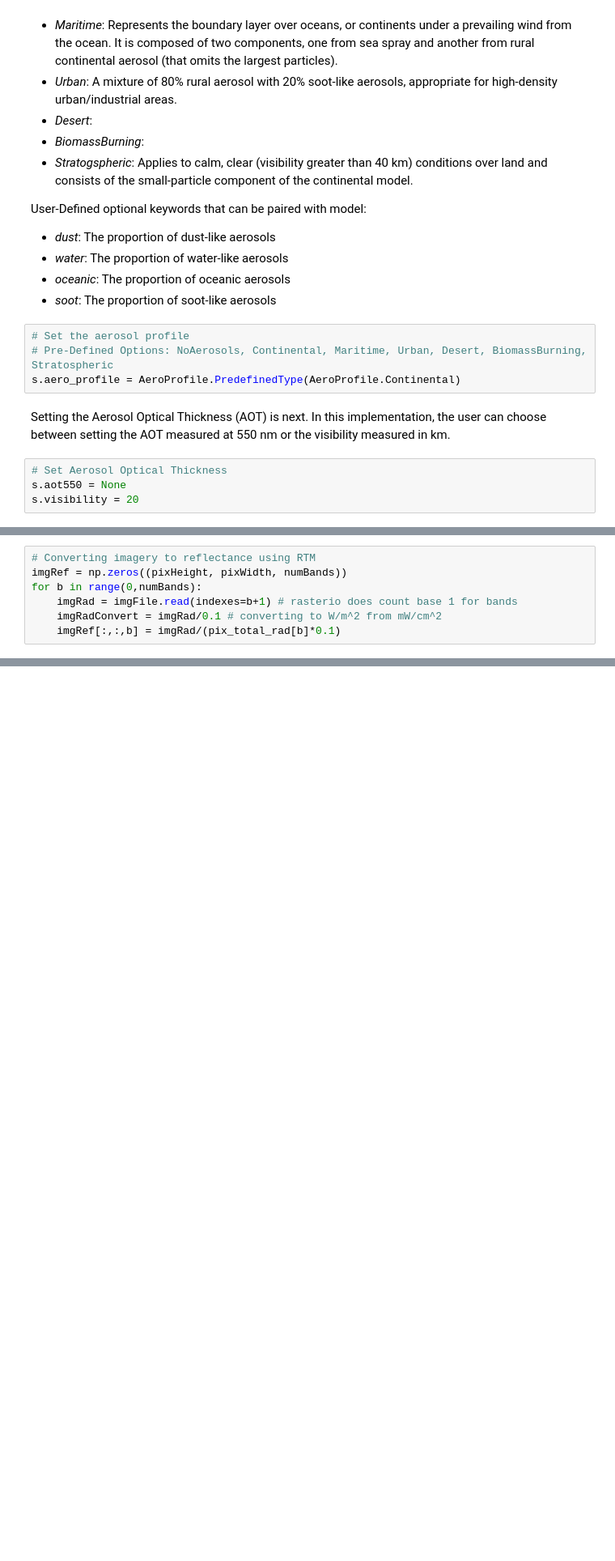
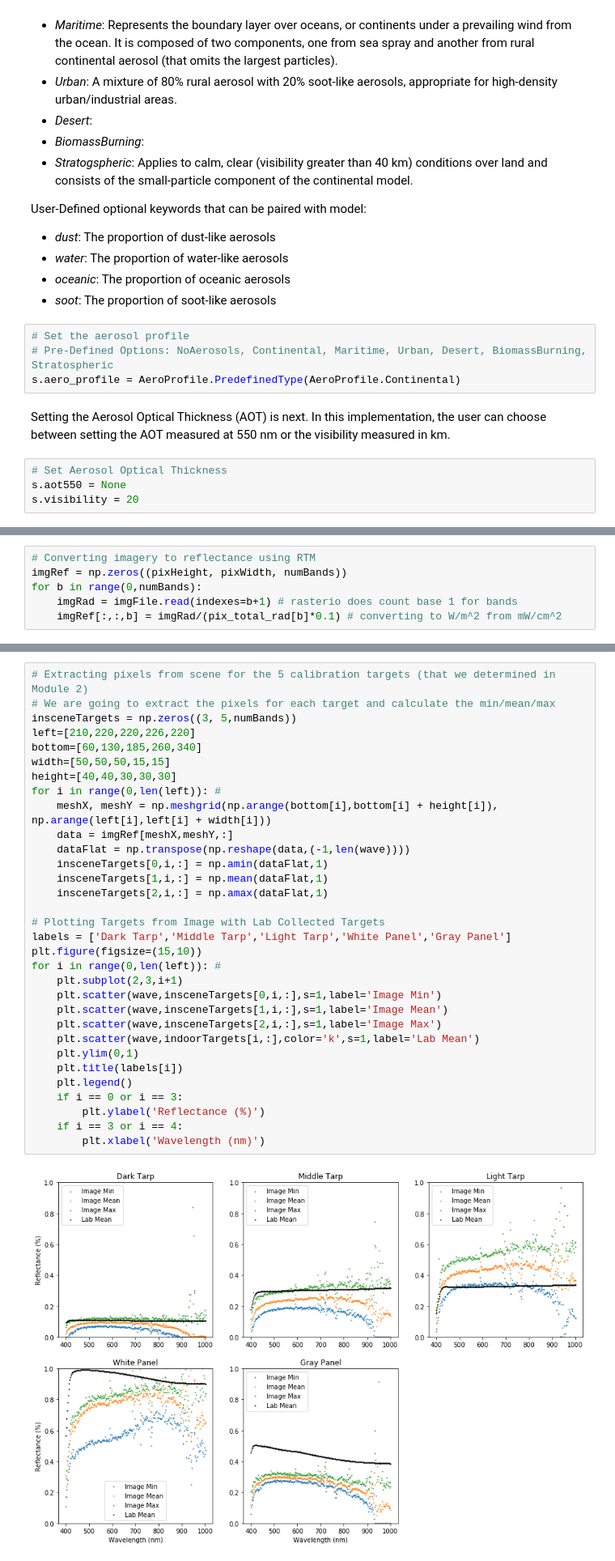
Before and after one commit to GatorSense/AtmosphericCorrectionIntroduction, a Jupyter notebook: 3. Radiative Transfer Models.ipynb, the cells around one changed output, grey strips where cells are left out. Shown: that part at 81% size. Cells and saved outputs as stored; diff of their text form; blank space fills up the shorter version.

Commit message:
Wrapping up module 3.

```diff
--- a/3. Radiative Transfer Models.ipynb
+++ b/3. Radiative Transfer Models.ipynb
@@ -254,8 +231,7 @@ Text(0.5, 1.0, 'apparent_radiance')
 imgRef = np.zeros((pixHeight, pixWidth, numBands))
 for b in range(0,numBands):
     imgRad = imgFile.read(indexes=b+1) # rasterio does count base 1 for bands
-    imgRadConvert = imgRad/0.1 # converting to W/m^2 from mW/cm^2
-    imgRef[:,:,b] = imgRad/(pix_total_rad[b]*0.1)
+    imgRef[:,:,b] = imgRad/(pix_total_rad[b]*0.1) # converting to W/m^2 from mW/cm^2
 # %%
 # Plot RGB of Reflectance Image and pull out some pixels
 x = [100,200,50]
@@ -323,0 +283,34 @@ print(pix_apparent_radiance)
+# %%
+# Extracting pixels from scene for the 5 calibration targets (that we determined in Module 2)
+# We are going to extract the pixels for each target and calculate the min/mean/max
+insceneTargets = np.zeros((3, 5,numBands))
+left=[210,220,220,226,220]
+bottom=[60,130,185,260,340]
+width=[50,50,50,15,15]
+height=[40,40,30,30,30]
+for i in range(0,len(left)): #
+    meshX, meshY = np.meshgrid(np.arange(bottom[i],bottom[i] + height[i]), np.arange(left[i],left[i] + width[i]))
+    data = imgRef[meshX,meshY,:]
+    dataFlat = np.transpose(np.reshape(data,(-1,len(wave))))
+    insceneTargets[0,i,:] = np.amin(dataFlat,1)
+    insceneTargets[1,i,:] = np.mean(dataFlat,1)
+    insceneTargets[2,i,:] = np.amax(dataFlat,1)
+
+# Plotting Targets from Image with Lab Collected Targets
+labels = ['Dark Tarp','Middle Tarp','Light Tarp','White Panel','Gray Panel']
+plt.figure(figsize=(15,10))
+for i in range(0,len(left)): #
+    plt.subplot(2,3,i+1)
+    plt.scatter(wave,insceneTargets[0,i,:],s=1,label='Image Min')
+    plt.scatter(wave,insceneTargets[1,i,:],s=1,label='Image Mean')
+    plt.scatter(wave,insceneTargets[2,i,:],s=1,label='Image Max')
+    plt.scatter(wave,indoorTargets[i,:],color='k',s=1,label='Lab Mean')
+    plt.ylim(0,1)
+    plt.title(labels[i])
+    plt.legend()
+    if i == 0 or i == 3:
+        plt.ylabel('Reflectance (%)')
+    if i == 3 or i == 4:
+        plt.xlabel('Wavelength (nm)')
+# %% [output]
+[figure, added]
```
Also changed, not shown: parts of 18 cells of this notebook, 1 other file.
